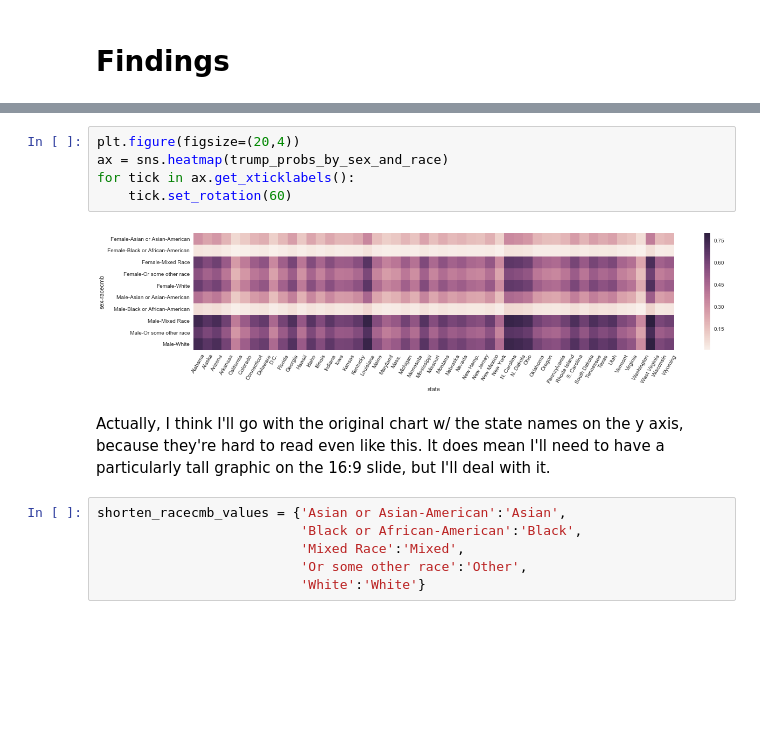
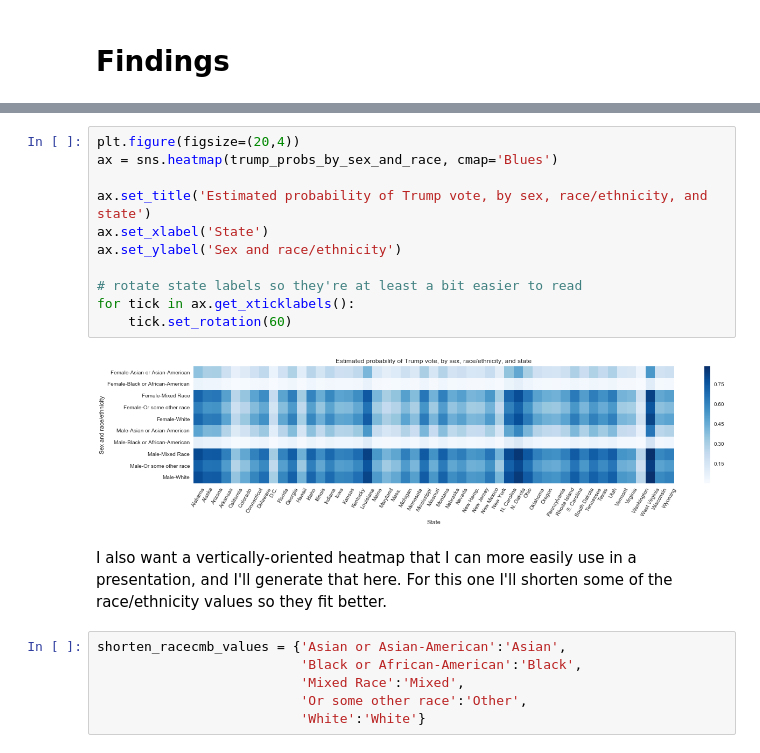
Before and after one commit to aenfield/Data512, a Jupyter notebook: project/MRP_Presidential_Election_2016.ipynb, the cells around one changed output, grey strips where cells are left out. Cells and saved outputs as stored; diff of their text form; blank space fills up the shorter version.

```diff
--- a/project/MRP_Presidential_Election_2016.ipynb
+++ b/project/MRP_Presidential_Election_2016.ipynb
@@ -1015,12 +965,18 @@ trump_probs_by_sex_and_race
 # %%
 plt.figure(figsize=(20,4))
-ax = sns.heatmap(trump_probs_by_sex_and_race)
+ax = sns.heatmap(trump_probs_by_sex_and_race, cmap='Blues')
+
+ax.set_title('Estimated probability of Trump vote, by sex, race/ethnicity, and state')
+ax.set_xlabel('State')
+ax.set_ylabel('Sex and race/ethnicity')
+
+# rotate state labels so they're at least a bit easier to read
 for tick in ax.get_xticklabels():
     tick.set_rotation(60)
 # %% [output]
-[figure, old version]
+[figure, new version]
-# %% [markdown]
-Actually, I think I'll go with the original chart w/ the state names on the y axis, because they're hard to read even like this. It does mean I'll need to have a particularly tall graphic on the 16:9 slide, but I'll deal with it.
+# %% [markdown]
+I also want a vertically-oriented heatmap that I can more easily use in a presentation, and I'll generate that here. For this one I'll shorten some of the race/ethnicity values so they fit better.
 # %%
 shorten_racecmb_values = {'Asian or Asian-American':'Asian',
                           'Black or African-American':'Black',
```
Also changed, not shown: parts of 59 cells of this notebook, 1 other file.
